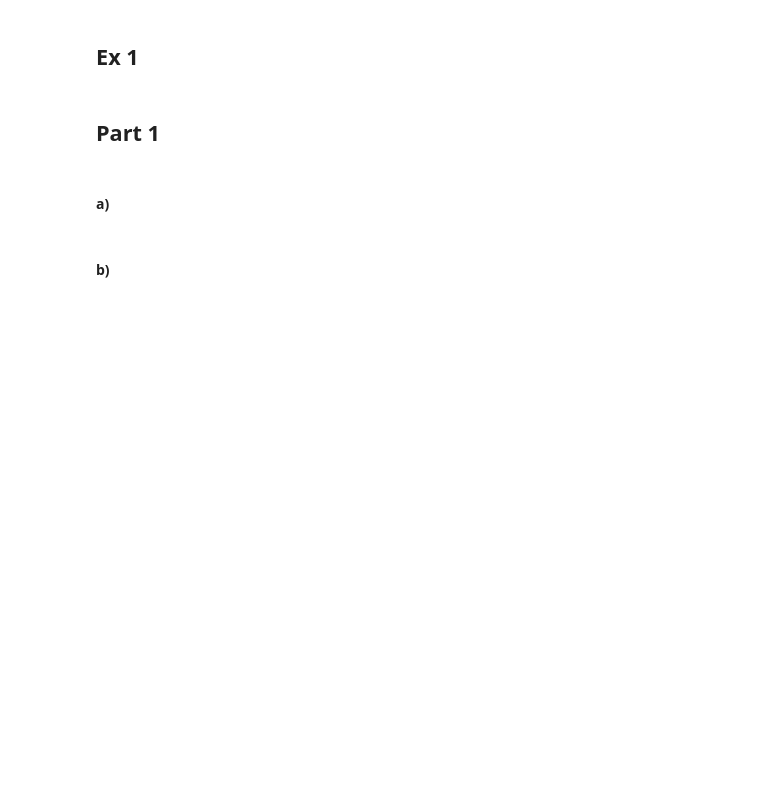
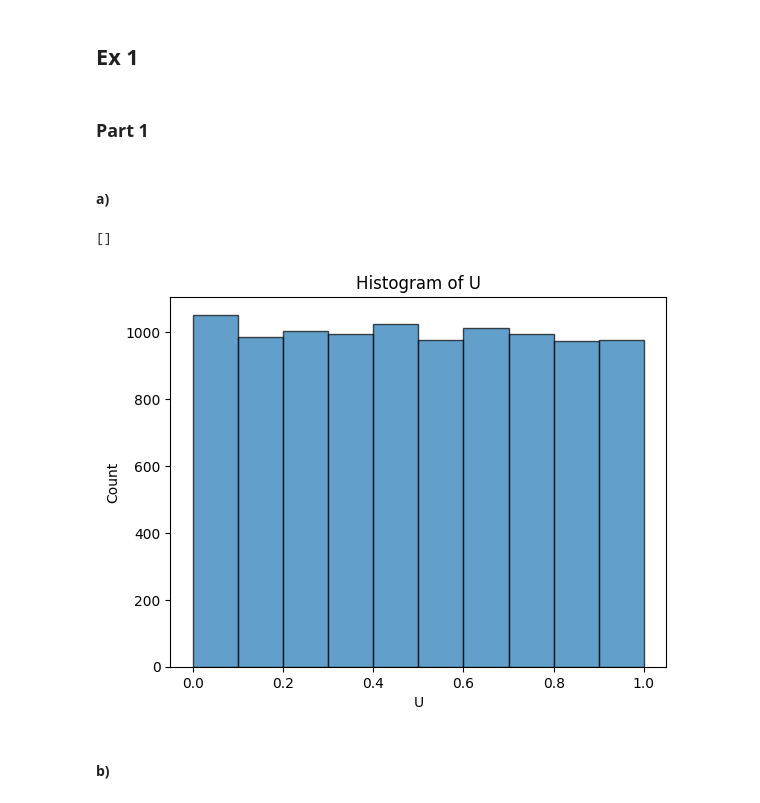
Before and after one commit to markus1573/stokastisk-simulering, a Jupyter notebook: Markus/week1.ipynb, the cells around one changed output. Cells and saved outputs as stored; diff of their text form; code cells hidden in the pictures; blank space fills up the shorter version.

```diff
--- a/Markus/week1.ipynb
+++ b/Markus/week1.ipynb
@@ -3,7 +3,7 @@
 # %% [markdown]
 ## Ex 1
 # %% [markdown]
-## Part 1
+### Part 1
 # %% [markdown]
 #### a)
 # %%
@@ -12,5 +13,5 @@ import matplotlib.pyplot as plt
 # %%
-def LGC(x0: int, a: int, c: int, M:int, num_iters: int) -> float:
+def LCG(x0: int, a: int, c: int, M:int, num_iters: int):
     U = [x0]
     for _ in range(num_iters):
         x0 = (a*x0+c)%M
@@ -19,17 +20,20 @@ def LGC(x0: int, a: int, c: int, M:int, num_iters: int) -> float:
 # %%
 x0 = 42 # seed
 M = 2**31-1
 a = 16807
 c = 0
 num_iters = 10000
-U = LGC(x0,a,c,M,num_iters)
+U = LCG(x0,a,c,M,num_iters)
 
 
 plt.hist(U, bins=10, edgecolor='black', alpha=0.7)
 plt.title('Histogram of U')
 plt.xlabel('U')
 plt.ylabel("Count")
 plt.plot()
+# %% [output]
+[]
+[figure, added]
 # %% [markdown]
 #### b)
 # %%
```
Also changed, not shown: parts of 47 cells of this notebook.
